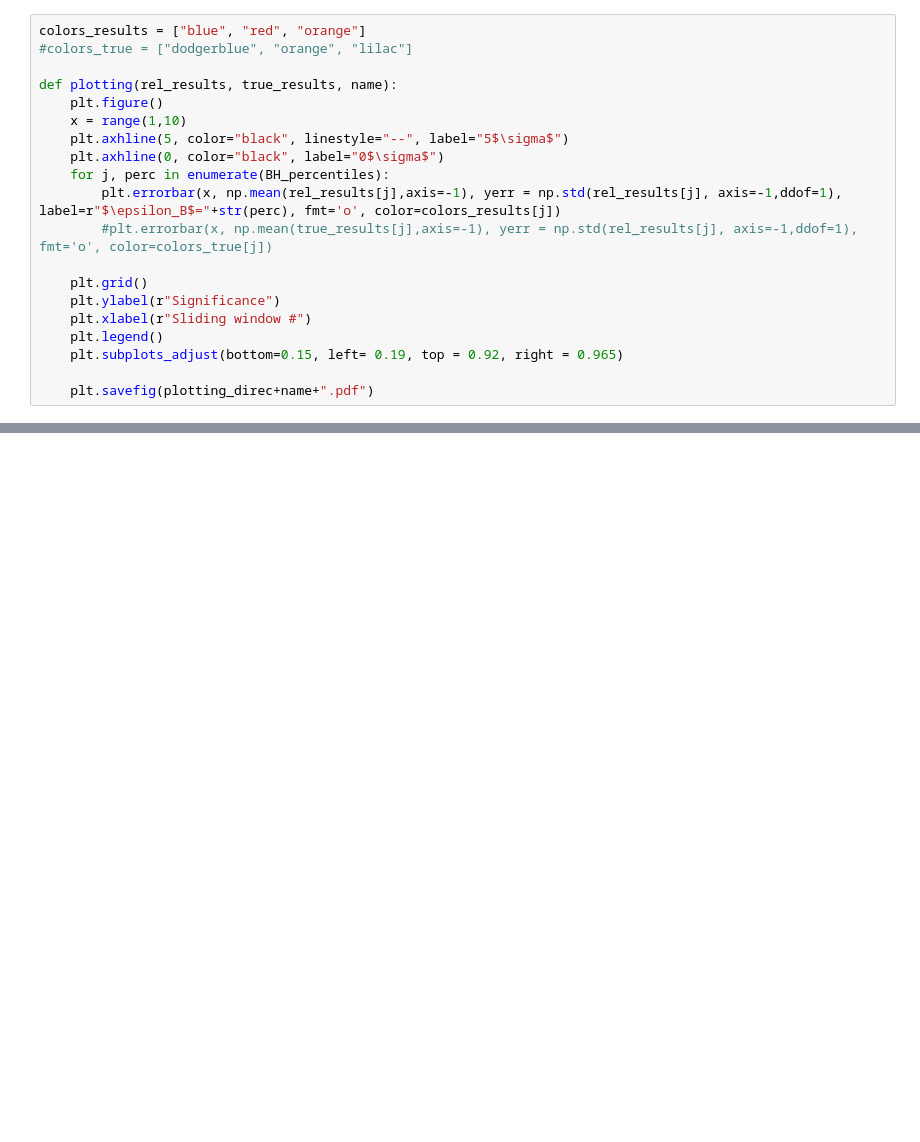
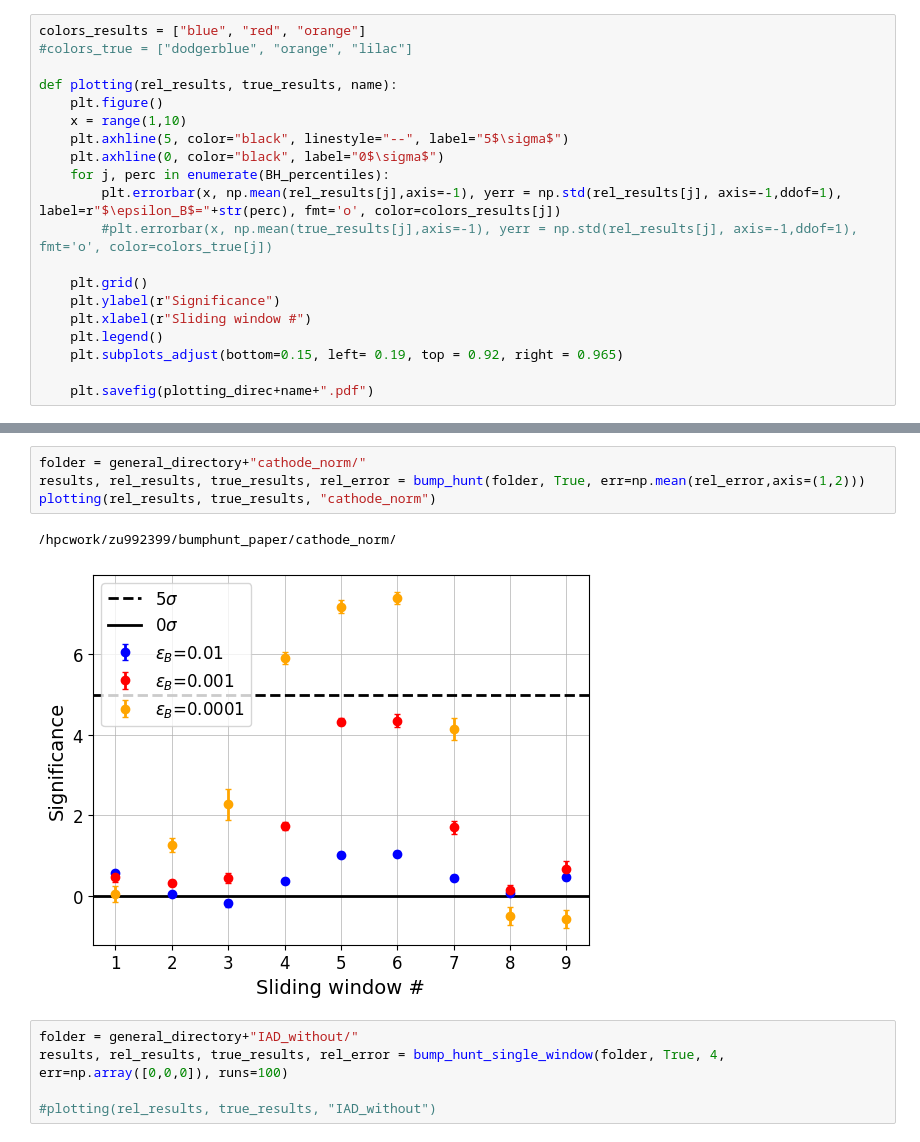
Before and after one commit to mariehein/bumphunt_paper, a Jupyter notebook: bumphunt_plotting.ipynb, the cells around one changed output, grey strips where cells are left out. Cells and saved outputs as stored; diff of their text form; blank space fills up the shorter version.

```diff
--- a/bumphunt_plotting.ipynb
+++ b/bumphunt_plotting.ipynb
@@ -125,0 +167,12 @@ plotting(rel_results, true_results, "cwola_norm")
+# %%
+folder = general_directory+"cathode_norm/"
+results, rel_results, true_results, rel_error = bump_hunt(folder, True, err=np.mean(rel_error,axis=(1,2)))
+plotting(rel_results, true_results, "cathode_norm")
+# %% [output]
+/hpcwork/zu992399/bumphunt_paper/cathode_norm/
+[figure, added]
+# %%
+folder = general_directory+"IAD_without/"
+results, rel_results, true_results, rel_error = bump_hunt_single_window(folder, True, 4, err=np.array([0,0,0]), runs=100)
+
+#plotting(rel_results, true_results, "IAD_without")
```
Also changed, not shown: parts of 7 cells of this notebook, 2 other files.
